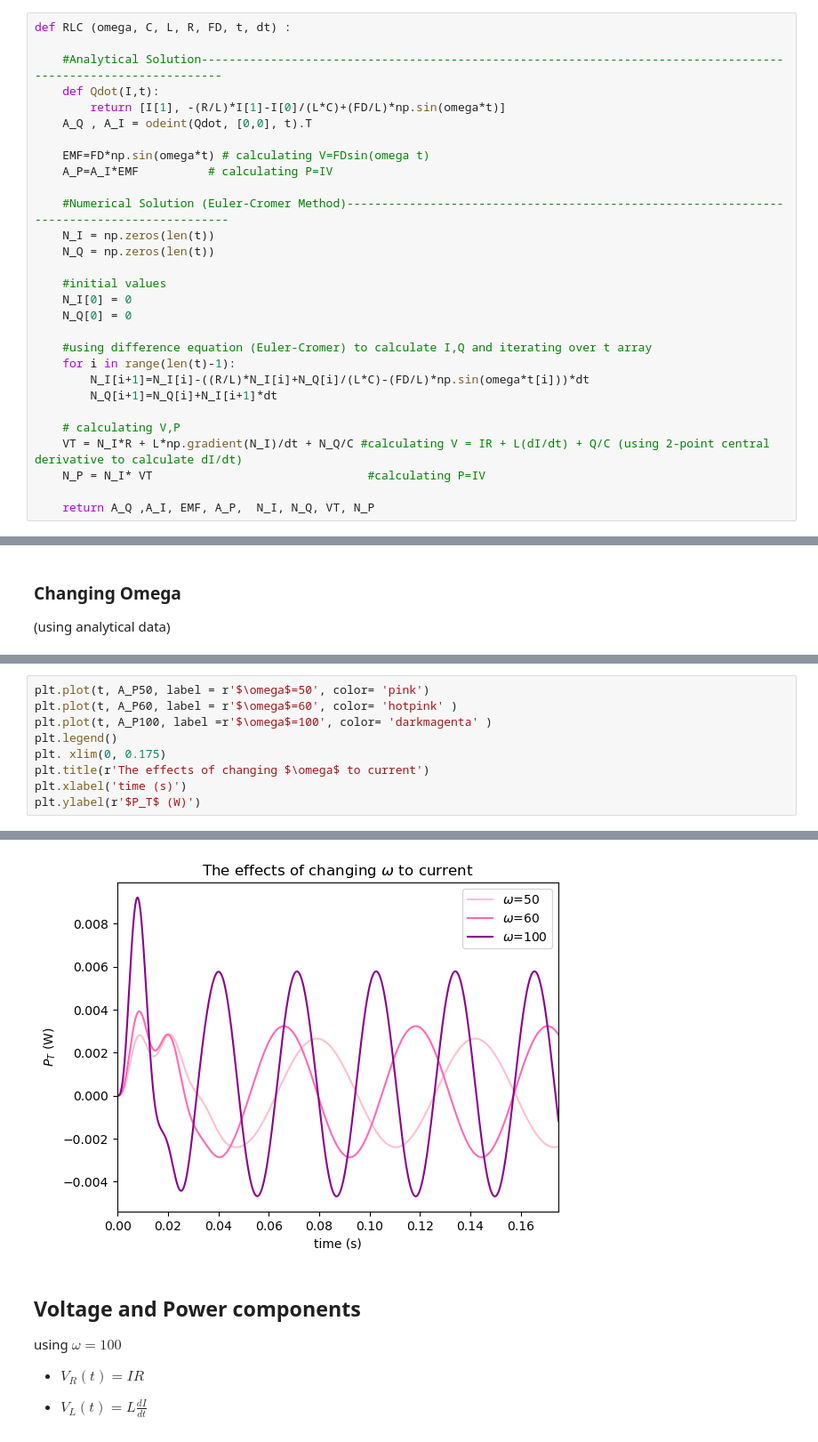
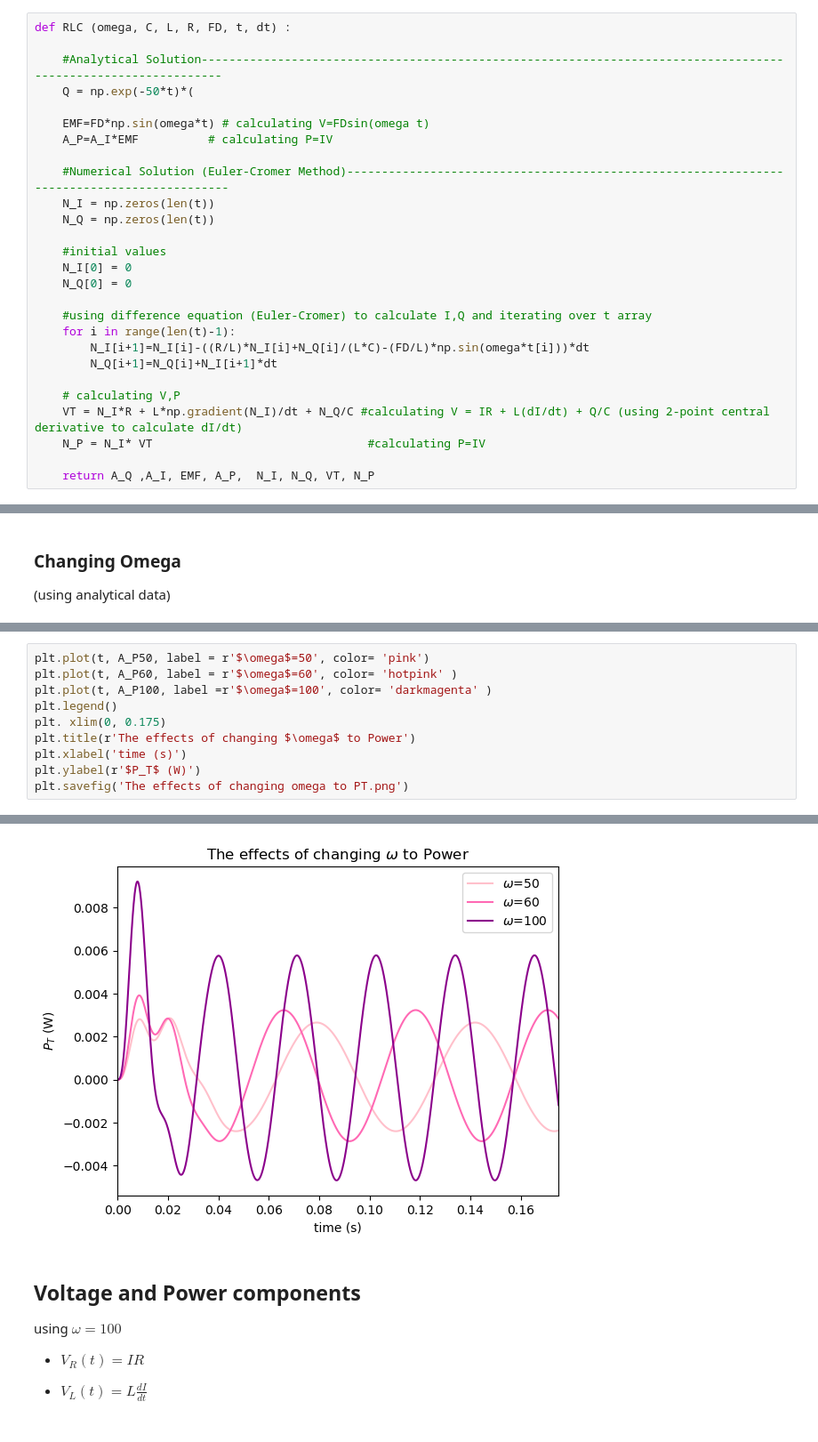
Before and after one commit to Bwimmin/Driven-RLC-Circuit, a Jupyter notebook: Driven RLC Circuit.ipynb, the cells around one changed output, grey strips where cells are left out. Shown at 89% size. Saved outputs shown, nothing was run; the diff lists cells and outputs as text.

```diff
--- a/Driven RLC Circuit.ipynb
+++ b/Driven RLC Circuit.ipynb
@@ -54,9 +54,7 @@ Driving Force, $F_D$ 10
 def RLC (omega, C, L, R, FD, t, dt) :
 
     #Analytical Solution---------------------------------------------------------------------------------------------------------------
-    def Qdot(I,t):
-        return [I[1], -(R/L)*I[1]-I[0]/(L*C)+(FD/L)*np.sin(omega*t)]
-    A_Q , A_I = odeint(Qdot, [0,0], t).T
+    Q = np.exp(-50*t)*(
 
     EMF=FD*np.sin(omega*t) # calculating V=FDsin(omega t)
     A_P=A_I*EMF          # calculating P=IV
@@ -201,7 +199,8 @@ plt.plot(t, A_P60, label = r'$\omega$=60', color= 'hotpink' )
 plt.plot(t, A_P100, label =r'$\omega$=100', color= 'darkmagenta' )
 plt.legend()
 plt. xlim(0, 0.175)
-plt.title(r'The effects of changing $\omega$ to current')
+plt.title(r'The effects of changing $\omega$ to Power')
 plt.xlabel('time (s)')
 plt.ylabel(r'$P_T$ (W)')
+plt.savefig('The effects of changing omega to PT.png')
 # %% [output]
@@ -209,4 +207,4 @@ Text(0, 0.5, '$P_T$ (W)')
-[figure, old version]
+[figure, new version]
 # %% [markdown]
 ## Voltage and Power components
 using $\omega=100$
```
Also changed, not shown: parts of 18 cells of this notebook.
